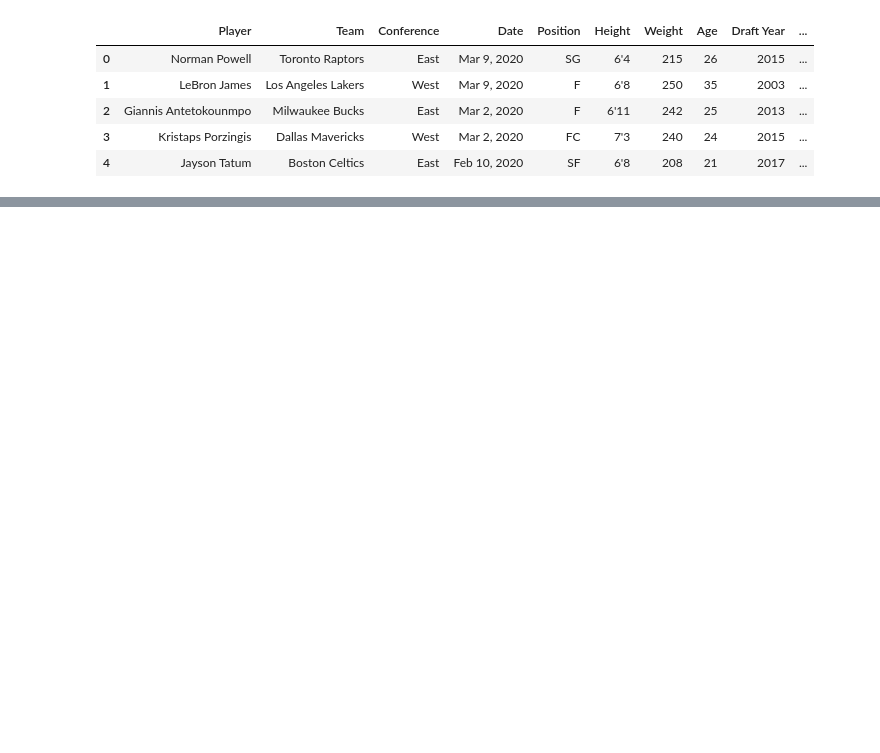
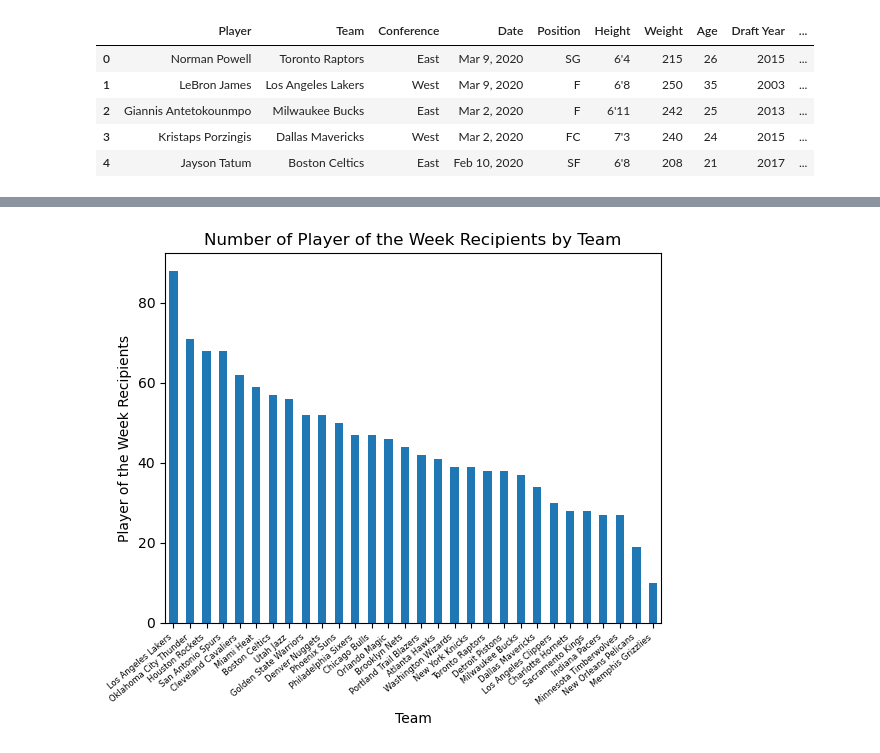
Before and after one commit to GabrelleaNorman/Project-One, a Jupyter notebook: NBA Analytics.ipynb, the cells around one changed output, grey strips where cells are left out. Saved outputs shown, nothing was run; the diff lists cells and outputs as text; code cells hidden in the pictures; blank space fills up the shorter version.

```diff
--- a/NBA Analytics.ipynb
+++ b/NBA Analytics.ipynb
@@ -20,0 +24,11 @@ nba_data.head()
+# %%
+#Clean up the data for NBA teams
+pow_team = nba_data['Team'].replace({'Washington Bullets':'Washington Wizards',
+                                                                'San Diego Clippers':'Los Angeles Clippers',
+                                                                'Kansas City Kings':'Sacramento Kings',
+                                                                'New Jersey Nets':'Brooklyn Nets',
+                                                                'New Orleans Hornets':'New Orleans Pelicans',
+                                                                'Charlotte Bobcats':'Charlotte Hornets',
+                                                                'Seattle SuperSonics':'Oklahoma City Thunder'
+                                              })
+pow_team.value_counts()
@@ -20,0 +115,10 @@ nba_data.head()
+# %%
+team_wins = pow_team.value_counts()
+second_graph=team_wins.plot(kind='bar')
+plt.xlabel("Team")
+plt.ylabel("Player of the Week Recipients")
+plt.title("Number of Player of the Week Recipients by Team")
+plt.xticks(rotation=40, ha='right', fontsize=6)
+plt.show()
+# %% [output]
+[figure, added]
```
Also changed, not shown: parts of 14 cells of this notebook.
